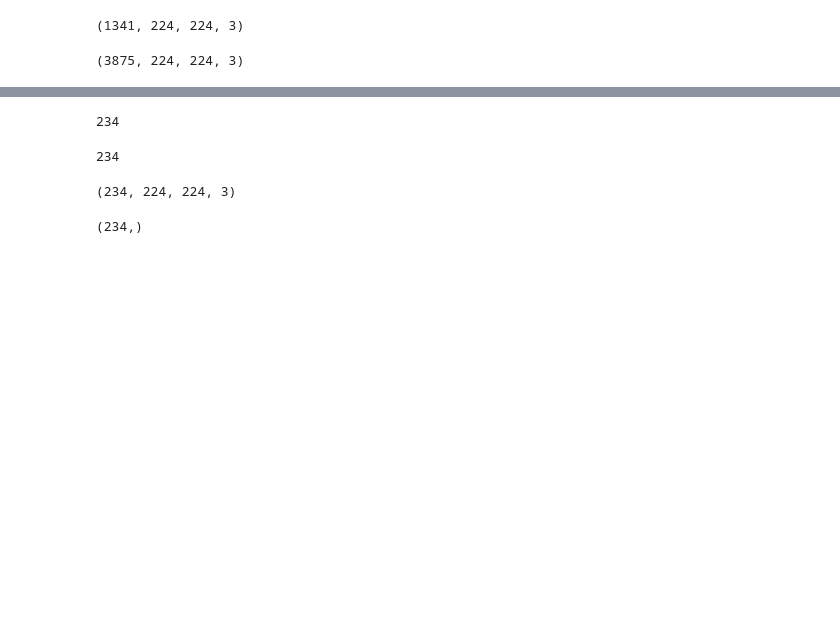
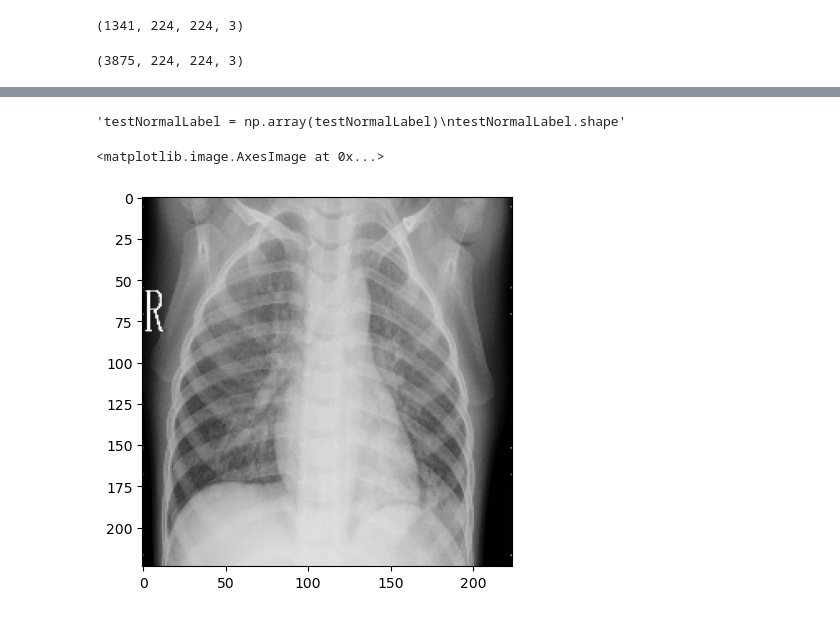
Before and after one commit to kendraliu/Pneumonia-Prediction, a Jupyter notebook: training.ipynb, the cells around one changed output, grey strips where cells are left out. Cells and saved outputs as stored; diff of their text form; code cells hidden in the pictures; blank space fills up the shorter version.

```diff
--- a/training.ipynb
+++ b/training.ipynb
@@ -87,6 +90,3 @@ testPNAimage, testPNALabel = pnaArray(testPNA, testPNAimage, testPNALabel)
 testPNAimage.shape
 # %% [output]
 (390, 224, 224, 3)
-# %%
-valPNAimage, valPNALabel = normalArray(valPNA, valPNAimage, valPNALabel)
-valPNAimage.shape
@@ -97,3 +137,6 @@ valNormalimage, valNormalLabel = normalArray(valNormal, valNormalimage, valNorma
 valNormalimage.shape
 # %% [output]
 (8, 224, 224, 3)
+# %%
+valPNAimage, valPNALabel = pnaArray(valPNA, valPNAimage, valPNALabel)
+valPNAimage.shape
@@ -119,21 +220,16 @@ for filename in os.listdir(testNormal):
     testNormalLabel.append(0)
 
 #testNormalimage[:5]"""
+"""len(testNormalimage)"""
+"""len(testNormalLabel)"""
+"""testNormalimageArray = np.array(testNormalimage)
+testNormalimageArray.shape"""
+"""testNormalLabel = np.array(testNormalLabel)
+testNormalLabel.shape"""
+# %% [output]
+'testNormalLabel = np.array(testNormalLabel)\ntestNormalLabel.shape'
-# %%
-"""len(testNormalimage)"""
-# %% [output]
-234
-# %%
-"""len(testNormalLabel)"""
-# %% [output]
-234
-# %%
-"""testNormalimageArray = np.array(testNormalimage)
-testNormalimageArray.shape"""
-# %% [output]
-(234, 224, 224, 3)
-# %%
-"""testNormalLabel = np.array(testNormalLabel)
-testNormalLabel.shape"""
-# %% [output]
-(234,)
+# %%
+plt.imshow(valPNAimage[0,:,:], cmap=plt.cm.Greys)
+# %% [output]
+<matplotlib.image.AxesImage at 0x...>
+[figure, added]
```
Also changed, not shown: parts of 18 cells of this notebook.
